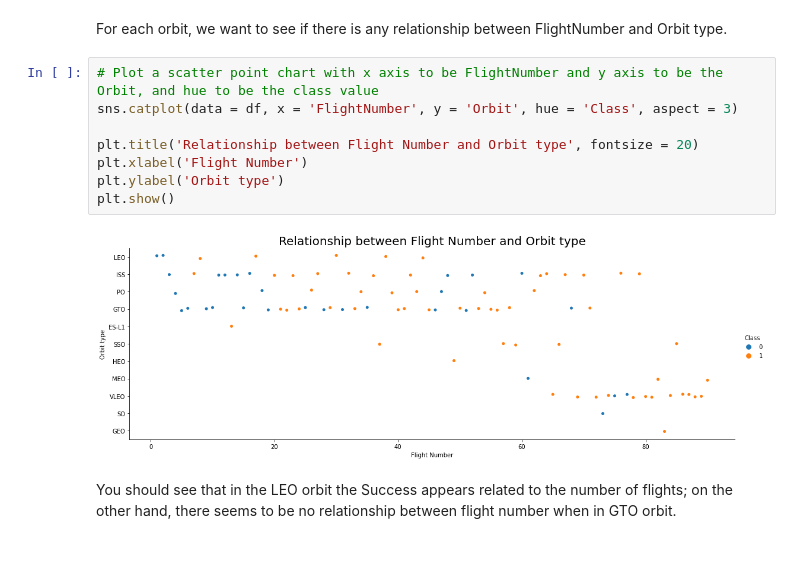
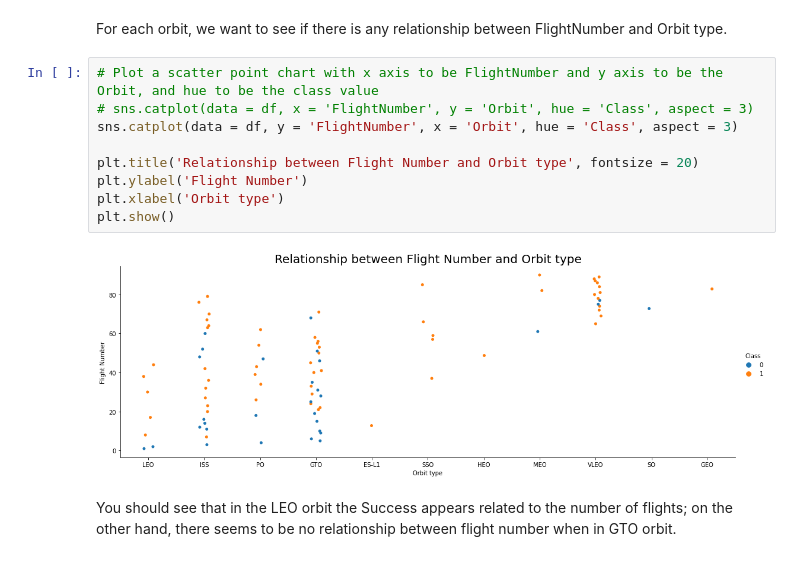
Before and after one commit to ant1257/coursera_ds_capstone, a Jupyter notebook: w02-02-jupyter-labs-eda-dataviz.ipynb, the cells around one changed output. Cells and saved outputs as stored; diff of their text form.

Commit message:
Some updates of charts

```diff
--- a/w02-02-jupyter-labs-eda-dataviz.ipynb
+++ b/w02-02-jupyter-labs-eda-dataviz.ipynb
@@ -237,14 +237,15 @@ Analyze the ploted bar chart try to find which orbits have high sucess rate.
 For each orbit, we want to see if there is any relationship between FlightNumber and Orbit type.
 # %%
 # Plot a scatter point chart with x axis to be FlightNumber and y axis to be the Orbit, and hue to be the class value
-sns.catplot(data = df, x = 'FlightNumber', y = 'Orbit', hue = 'Class', aspect = 3)
+# sns.catplot(data = df, x = 'FlightNumber', y = 'Orbit', hue = 'Class', aspect = 3)
+sns.catplot(data = df, y = 'FlightNumber', x = 'Orbit', hue = 'Class', aspect = 3)
 
 plt.title('Relationship between Flight Number and Orbit type', fontsize = 20)
-plt.xlabel('Flight Number')
-plt.ylabel('Orbit type')
+plt.ylabel('Flight Number')
+plt.xlabel('Orbit type')
 plt.show()
 # %% [output]
-[figure, old version]
+[figure, new version]
 # %% [markdown]
 You should see that in the LEO orbit the Success appears related to the number of flights; on the other hand, there seems to be no relationship between flight number when in GTO orbit.
 # %% [markdown]
```
Also changed, not shown: parts of 3 cells of this notebook.
